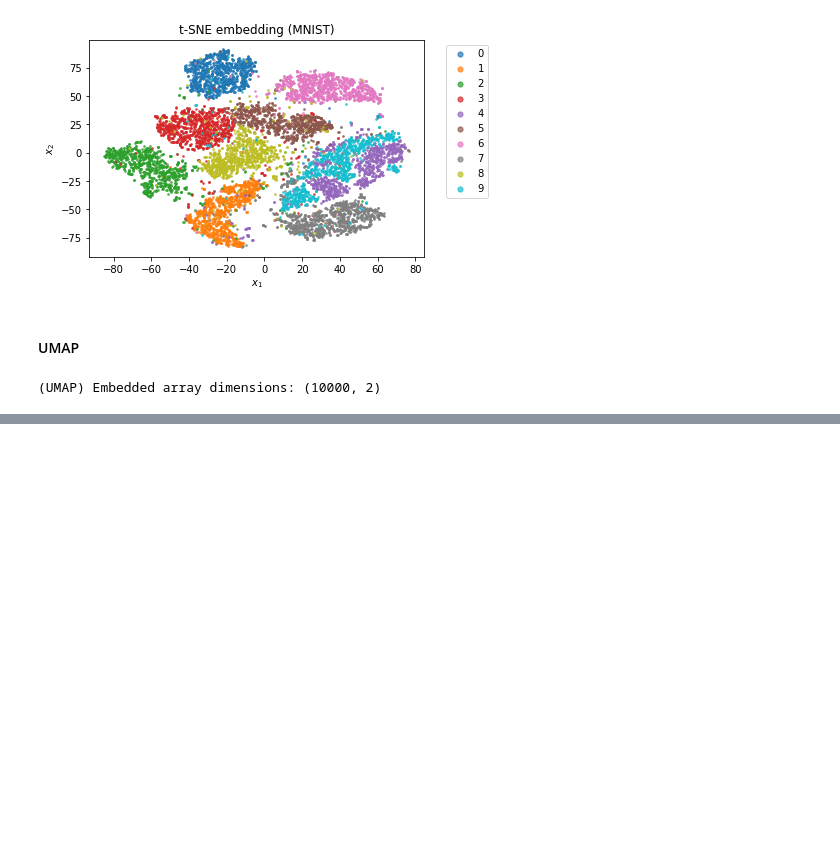
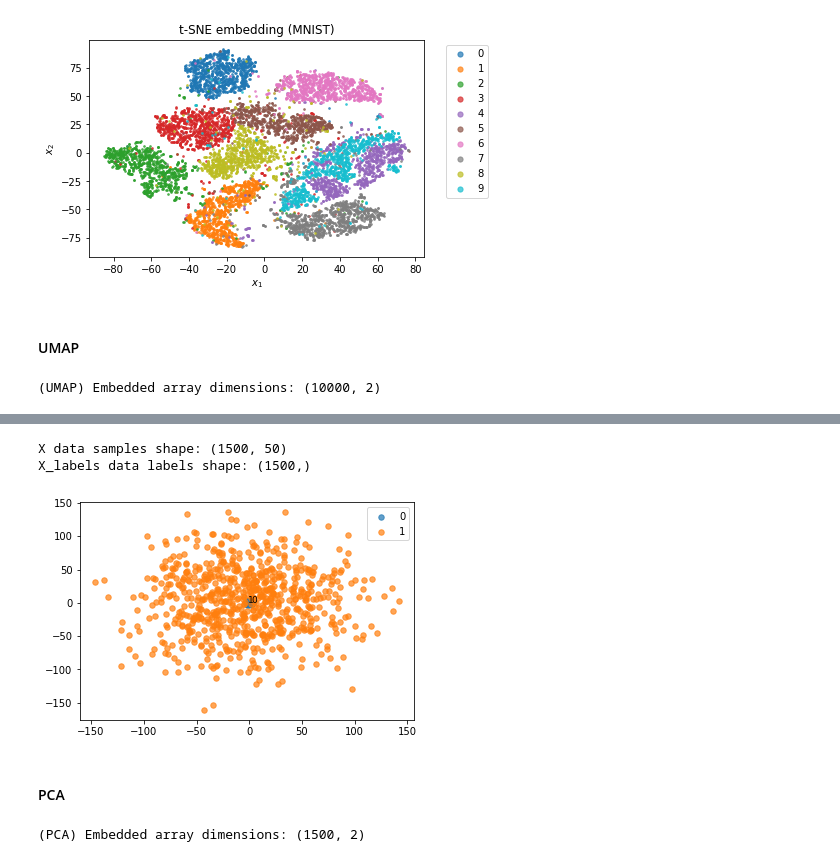
Before and after one commit to hlml-toronto/machinelearning, a Jupyter notebook: guides/unsupervised/embeddings_tSNE_UMAP.ipynb, the cells around one changed output, grey strips where cells are left out. Drawn from its saved outputs; the diff is of its cells as text; code cells hidden in the pictures; blank space fills up the shorter version.

```diff
--- a/guides/unsupervised/embeddings_tSNE_UMAP.ipynb
+++ b/guides/unsupervised/embeddings_tSNE_UMAP.ipynb
@@ -206,0 +210,53 @@ plot_embedding_2D(Y_umap, X_labels, 'UMAP embedding (MNIST)')
+# %%
+M = 1500                     # number of samples
+n = 50                      # R^n - original dimension
+n_view = 2                  # slice along which to visualize the clusters (2D or 3D)
+p = REDUCER_COMPONENTS      # R^p - embedding dimension
+
+assert n_view in [2,3]
+assert p in [2,3]
+# %%
+# generate two nested blobs in n-dimensions
+centers = [np.zeros(n), np.zeros(n)]
+cluster_std = [1, 50]
+
+X, X_labels = make_blobs(
+    n_samples=M,
+    centers=centers,
+    cluster_std=cluster_std,
+    n_features=n,
+    shuffle=False,
+    random_state=0
+)
+print("X data samples shape:", X.shape)
+print("X_labels data labels shape:", X_labels.shape)
+
+# visualize data in R^n
+fig = plt.figure()
+if n_view == 2:
+    for label in set(X_labels):
+        mask = X_labels==label
+        plt.scatter(X[:,0][mask], X[:,1][mask], marker='.', label=label, s=120, alpha=0.7)
+    for i in range(p):
+        plt.text(X[i,0],X[i,1], i, fontsize=9)
+if n_view == 3:
+    ax = fig.add_subplot(111, projection='3d')
+    for label in set(X_labels):
+        mask = X_labels==label
+        ax.scatter(X[:,0][mask], X[:,1][mask], zs=X[:,2][mask], zdir='z', label=label, s=20, c=None, depthshade=True)
+    for i in range(M):
+        ax.text(X[i,0],X[i,1],X[i,2], i, fontsize=9)
+plt.legend()
+plt.show()
+# %% [output]
+X data samples shape: (1500, 50)
+X_labels data labels shape: (1500,)
+[figure, added]
+# %% [markdown]
+#### PCA
+# %%
+reducer_pca = PCA(**PCA_KWARGS)
+Y_pca = reducer_pca.fit_transform(X)
+print("(PCA) Embedded array dimensions:", Y_pca.shape)
+# %% [output]
+(PCA) Embedded array dimensions: (1500, 2)
```
Also changed, not shown: parts of 12 cells of this notebook.
